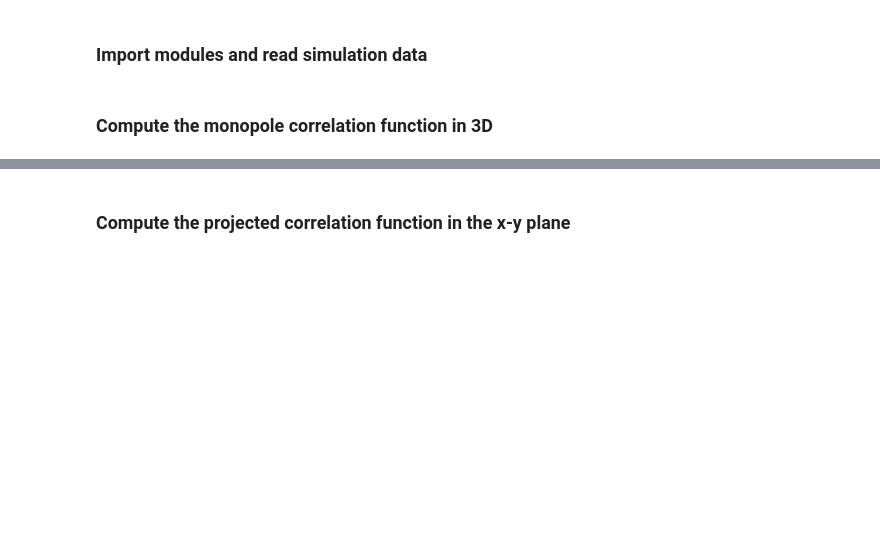
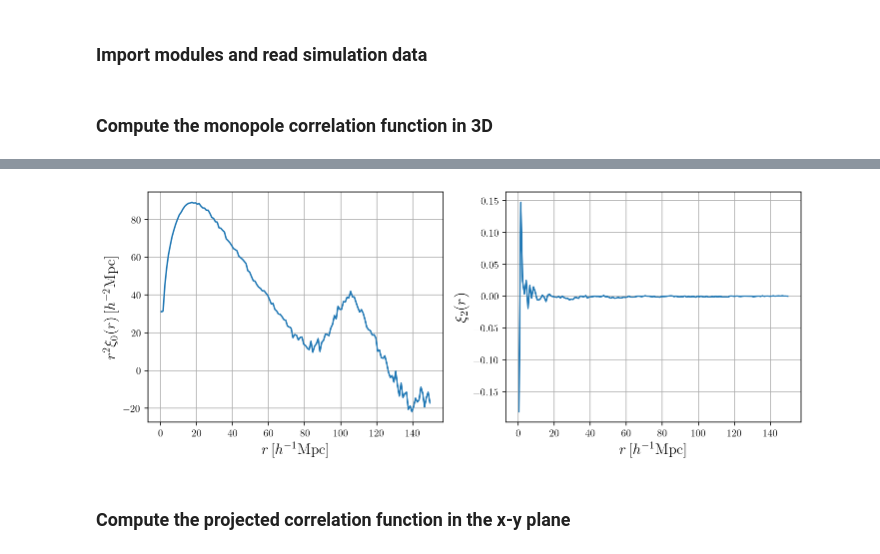
Before and after one commit to epaillas/contrast, a Jupyter notebook: examples/examples.ipynb, the cells around one changed output, grey strips where cells are left out. Saved outputs shown, nothing was run; the diff lists cells and outputs as text; code cells hidden in the pictures; blank space fills up the shorter version.

```diff
--- a/examples/examples.ipynb
+++ b/examples/examples.ipynb
@@ -25,7 +26,7 @@ vz = data['VZ']
 positions = np.c_[x, y, z]
 velocities = np.c_[vx, vy, vz]
 
-box_size = 1500
+boxsize = [1500, 1500, 1500]
 # %% [markdown]
 ### Compute the monopole correlation function in 3D
 # %%
@@ -47,0 +51,8 @@ Wall time: 2min 15s
+# %%
+%%time
+rbins = np.linspace(0, 150, 151)
+mubins = np.linspace(-1, 1, 100)
+rbins_c = 0.5*(rbins[1:] + rbins[:-1])
+
+xi_rmu = tpcf_rmu(positions1=positions, boxsize=boxsize,
+    rbins=rbins, mubins=mubins, nthreads=4)
@@ -48,3 +62,19 @@ Wall time: 2min 15s
+# %%
+rbins_c, multipoles = project_to_multipoles(rbins_c, mubins, xi_rmu)
+xi_0, xi_2, xi_4 = multipoles
+
+fig, ax = plt.subplots(1, 2, figsize=(10, 4))
+ax[0].plot(rbins_c, rbins_c ** 2 * xi_0)
+ax[1].plot(rbins_c, rbins_c ** 0 * xi_2)
+for aa in ax:
+    aa.grid()
+    aa.set_xlabel(r'$r\,[h^{-1}{\rm Mpc}]$', fontsize=15)
+ax[0].set_ylabel(r'$r^2\xi_0(r)\,[h^{-2}{\rm Mpc}]$', fontsize=15)
+ax[1].set_ylabel(r'$\xi_2(r)$', fontsize=15)
+plt.tight_layout()
+plt.show()
+# %% [output]
+[figure, added]
 # %% [markdown]
 ### Compute the projected correlation function in the x-y plane
 # %%
```
Also changed, not shown: parts of 5 cells of this notebook, 6 other files.
